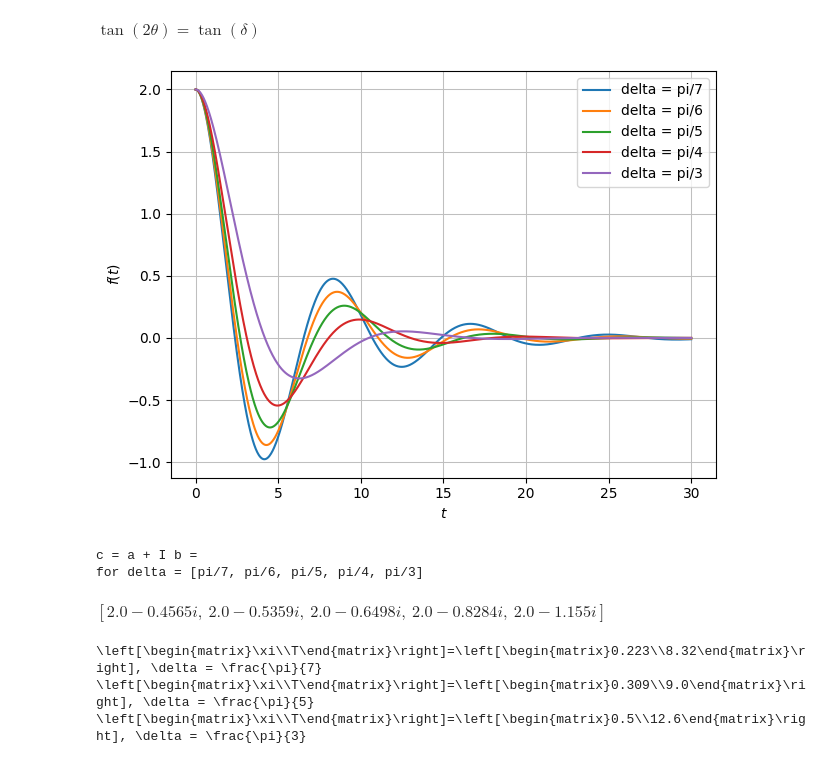
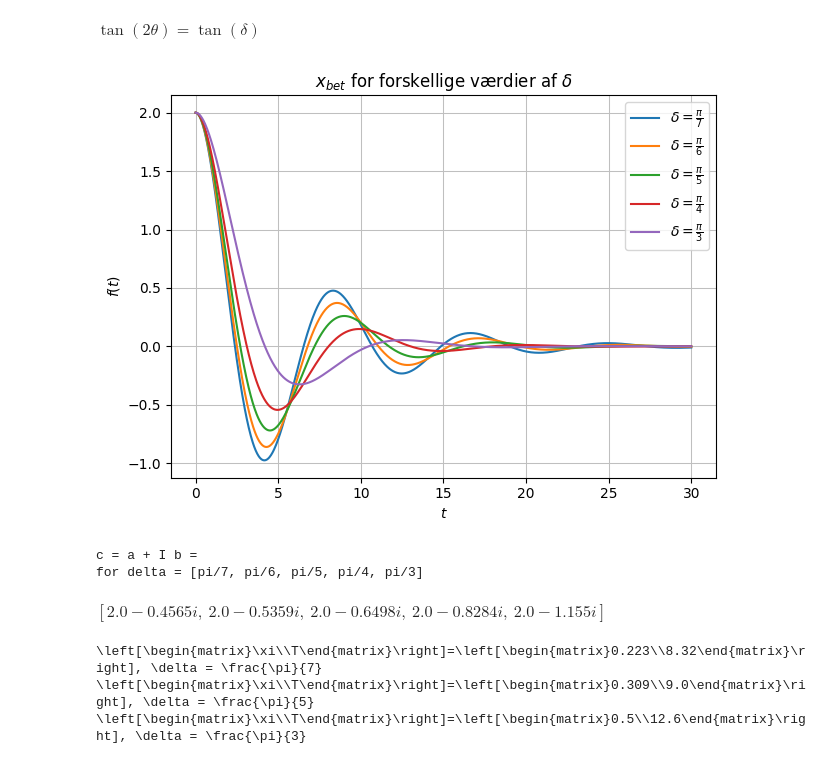
Before and after one commit to Apros7/Mat1Project, a Jupyter notebook: Aksel_28.ipynb, the cells around one changed output. Saved outputs shown, nothing was run; the diff lists cells and outputs as text; code cells hidden in the pictures.

```diff
--- a/Aksel_28.ipynb
+++ b/Aksel_28.ipynb
@@ -157,30 +157,34 @@ $\displaystyle \tan{\left(2 \theta \right)} = \tan{\left(\delta \right)}$
 # %%
 dm,a,b = symbols('delta_m a b', real=True, positive=True)
 A_0 = symbols('A_0', real=True)
 
 r_val = sqrt(k_s/m  * cos(delta))
 lm = r*(cos(delta/2 + pi/2)+sin(delta/2 + pi/2)*I)
 lm_val = lm.subs(r, r_val)
 c = (a + I*b)
 
 z = c*exp(lm*t)
 x = Lambda(t, re(z))
 xd= Lambda(t, diff(x(t), t))
 
 eq1 = Eq(x(0), A_0)
 eq2 = Eq(xd(0), 0)
 xbet_sol = solve([eq1, eq2], [a, b])
 x_bet = Lambda(t, simplify(x(t).subs(xbet_sol)))
 
 x_plot = Lambda((k_s, m, A_0, delta), x_bet(t).subs(r, sqrt(k_s/m  * cos(delta))))
 
-sum([plot(x_plot(2,3,2,d_), (t, 0, 30), label=f"delta = {d_}", show=False) for d_ in [pi/i for i in range(7,2,-1)]]).show()
+from spb import plot
+sum([plot(x_plot(2,3,2,d_), (t, 0, 30),
+          title=r"$x_{bet}$ for forskellige værdier af $\delta$",
+          label=rf"$\delta = {latex(d_)}$",
+          show=False) for d_ in [pi/i for i in range(7,2,-1)]]).show()
 
 print("c = a + I b = ")
 print("for delta = [pi/7, pi/6, pi/5, pi/4, pi/3]")
 display([(a+I*b).subs(xbet_sol).subs({k_s:2, m:3, A_0:2, delta:pi/d_}).evalf(4) for d_ in range(7,2,-1)])
 # %% [output]
-[figure, old version]
+[figure, new version]
 c = a + I b =
 for delta = [pi/7, pi/6, pi/5, pi/4, pi/3]
 $\displaystyle \left[ 2.0 - 0.4565 i, \  2.0 - 0.5359 i, \  2.0 - 0.6498 i, \  2.0 - 0.8284 i, \  2.0 - 1.155 i\right]$
```
